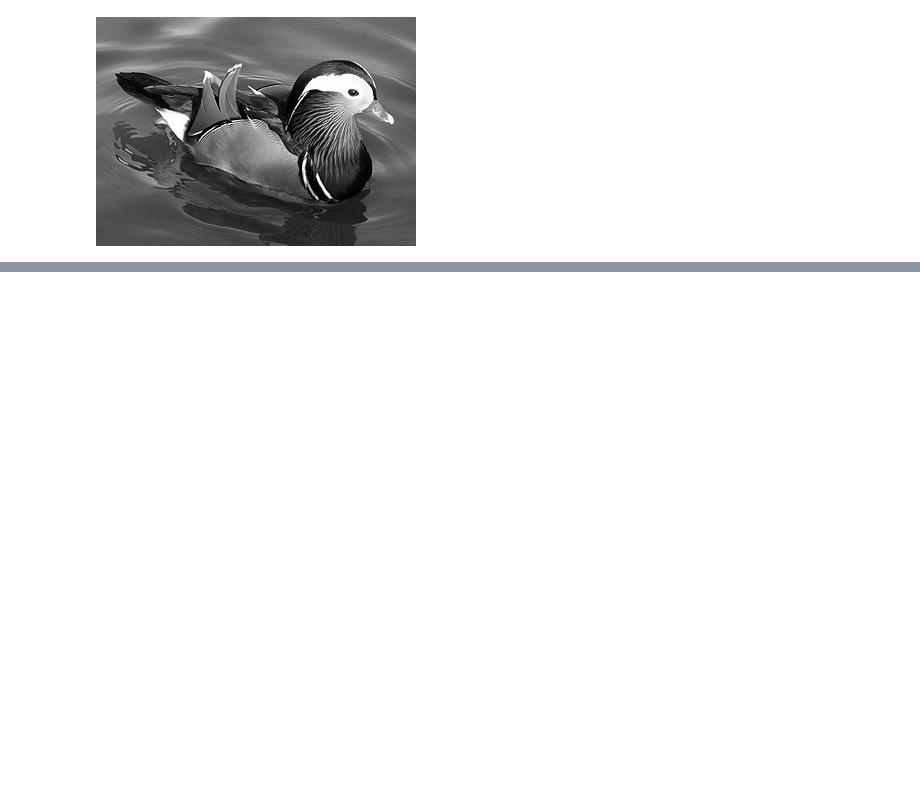
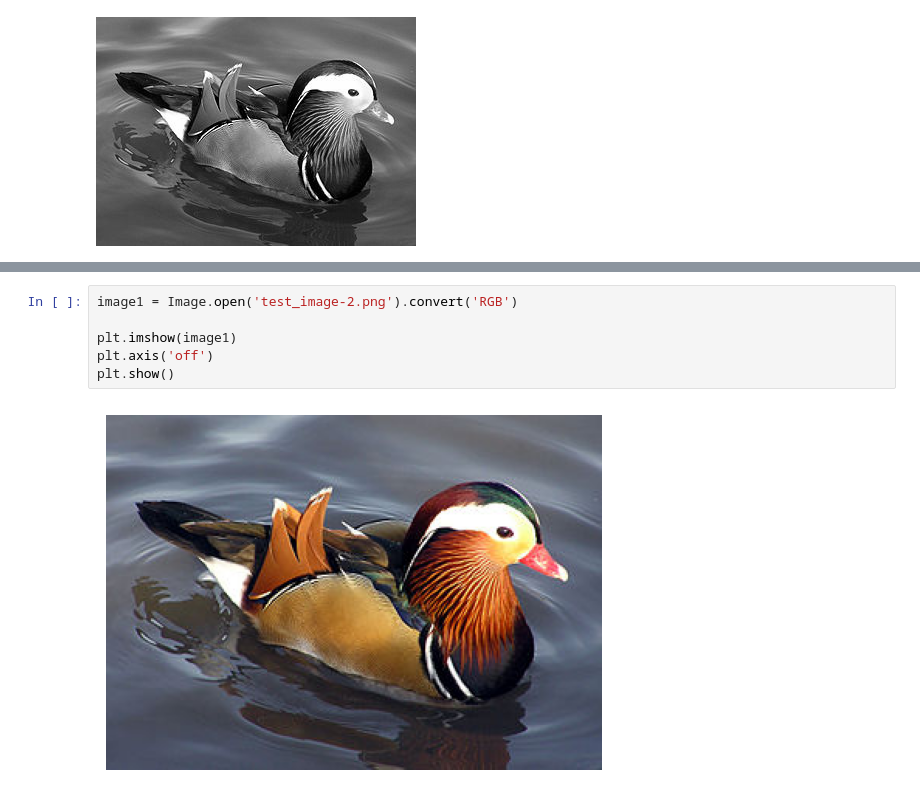
Before and after one commit to dennisumoh325/Computer-Vision, a Jupyter notebook: Wk1_Image_representation.ipynb, the cells around one changed output, grey strips where cells are left out. Cells and saved outputs as stored; diff of their text form; blank space fills up the shorter version.

Commit message:
Visualizing the image in its channel

```diff
--- a/Wk1_Image_representation.ipynb
+++ b/Wk1_Image_representation.ipynb
@@ -35,0 +43,8 @@ display(image)
+# %%
+image1 = Image.open('test_image-2.png').convert('RGB')
+
+plt.imshow(image1)
+plt.axis('off')
+plt.show()
+# %% [output]
+[figure, added]
```
Also changed, not shown: parts of 8 cells of this notebook, 1 other file.
